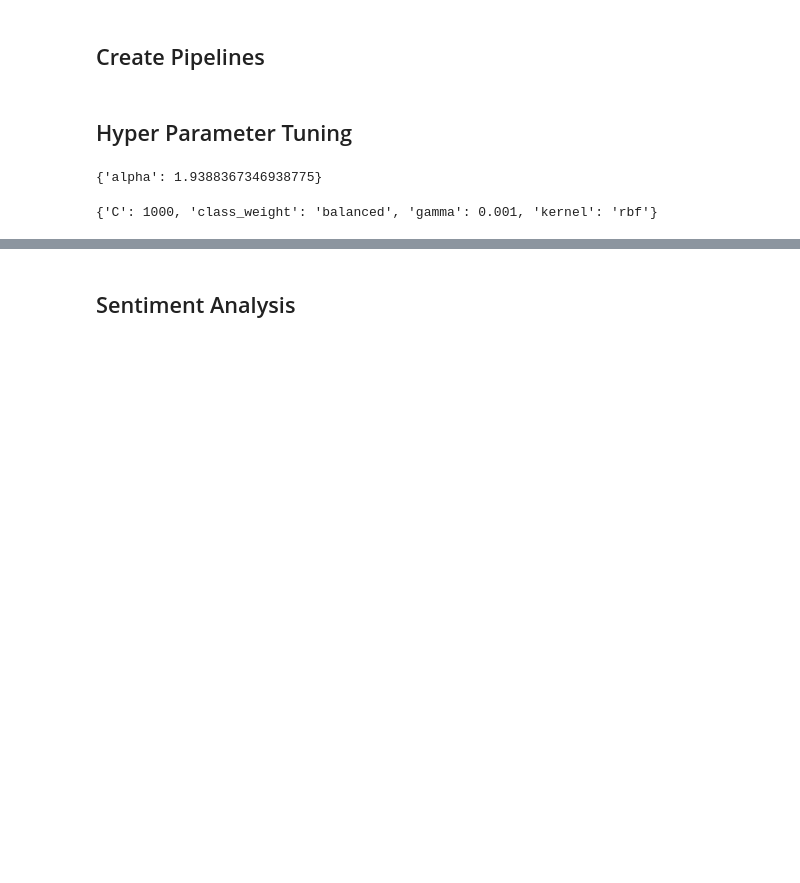
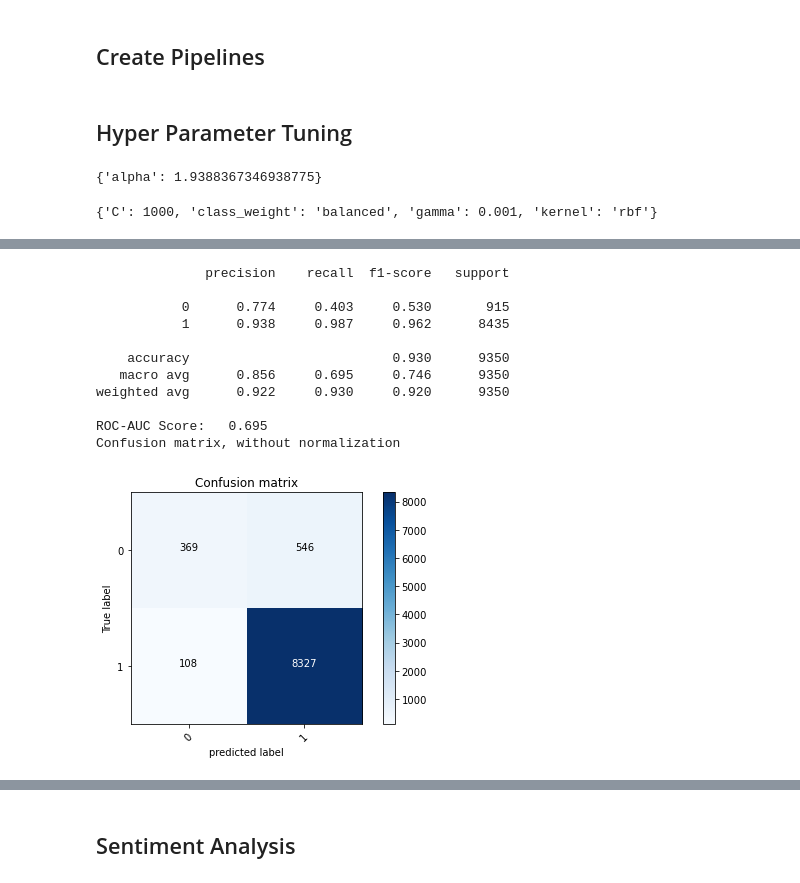
Before and after one commit to broepke/DATA110, a Jupyter notebook: Week 10/DATA110-Week10-broepke.ipynb, the cells around one changed output, grey strips where cells are left out. Cells and saved outputs as stored; diff of their text form; code cells hidden in the pictures; blank space fills up the shorter version.

```diff
--- a/Week 10/DATA110-Week10-broepke.ipynb
+++ b/Week 10/DATA110-Week10-broepke.ipynb
@@ -536,0 +563,17 @@ def fit_and_print(pipeline):
+# %%
+clf = ComplementNB(alpha=1.939)
+pipeline = create_pipe(clf)
+fit_and_print(pipeline)
+# %% [output]
+              precision    recall  f1-score   support
+
+           0      0.774     0.403     0.530       915
+           1      0.938     0.987     0.962      8435
+
+    accuracy                          0.930      9350
+   macro avg      0.856     0.695     0.746      9350
+weighted avg      0.922     0.930     0.920      9350
+
+ROC-AUC Score:   0.695
+Confusion matrix, without normalization
+[figure, added]
```
Also changed, not shown: parts of 22 cells of this notebook.
